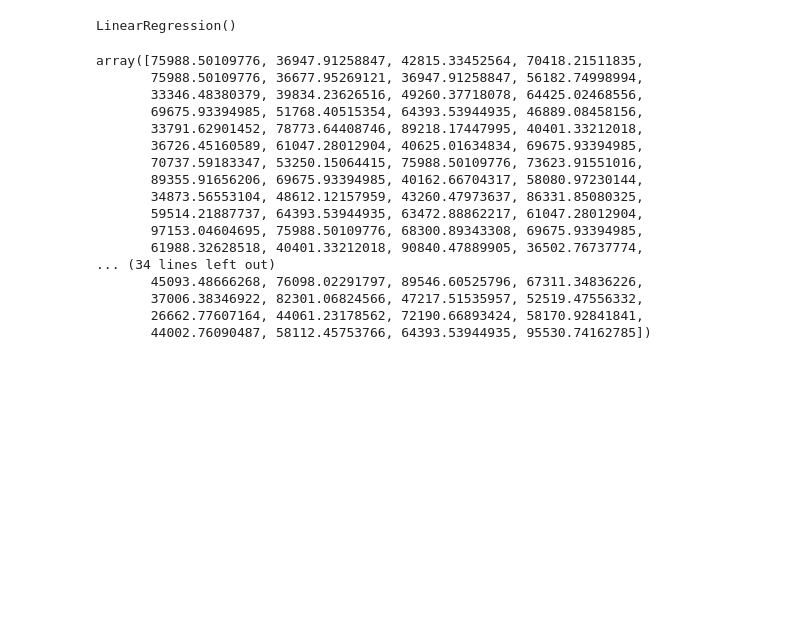
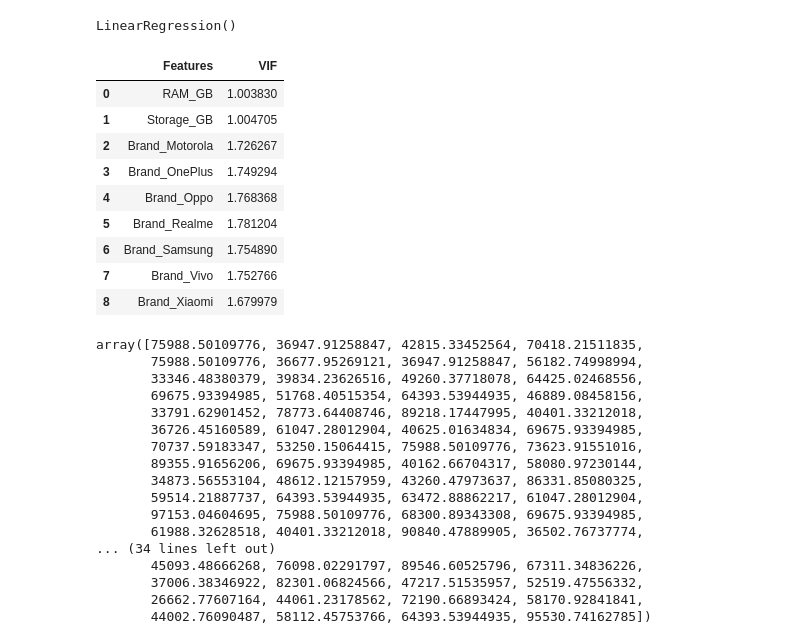
Before and after one commit to Devanshuk07/DATA-SCIENCE-AHEMDABAD, a Jupyter notebook: MACHINE LEARNING - DHRUMIL SIR/ASSIGNMENTS/SECTION 6.ipynb, the cells around one changed output. Saved outputs shown, nothing was run; the diff lists cells and outputs as text; code cells hidden in the pictures; blank space fills up the shorter version.

```diff
--- a/MACHINE LEARNING - DHRUMIL SIR/ASSIGNMENTS/SECTION 6.ipynb
+++ b/MACHINE LEARNING - DHRUMIL SIR/ASSIGNMENTS/SECTION 6.ipynb
@@ -22,7 +23,17 @@ x=data[['RAM_GB','Brand','Storage_GB']]
 
 y=data['Price_INR']
 
-x=pd.get_dummies(x, columns=['Brand'])     # this is used to convert string to float like indicators... easy for ml to understand... you can also give dtype=int to convert each brand to 0,1 category...
+x=pd.get_dummies(x, columns=['Brand'],drop_first=True)     # this is used to convert string to float like indicators... easy for ml to understand... you can also give dtype=int to convert each brand to 0,1 category...
+# WHY DROP_FIRST IS USED ? as here we used vif so when we create get_dummies it will create a separte columns for each brand so if it has vivo then for every other it will be 0 so they will be so much multicolinearity so we use drop_first:-will create 99 columns instead of earlier doing 100 columns.
+#let we have apple,vivo and oppo :- drop_first will not create a column for apple and will create only for vivo and oppo so we cannot predict Apple = 1 - vivo - Oppo.
+# First, remember what VIF asks
+# For each column, VIF basically asks:
+# "Can I predict this column using the other columns?"
+# If the answer is almost perfectly yes, VIF becomes very high.
+
+
+
+
 
 x_train,x_test,y_train,y_test=train_test_split(
     x,y,train_size=0.80,random_state=42
@@ -32,6 +43,26 @@ model=LinearRegression()
 model.fit(x_train,y_train)
 # %% [output]
 LinearRegression()
+# %%
+
+vif=pd.DataFrame()
+vif['Features']=x.columns
+vif['VIF']=[
+    variance_inflation_factor(x.values,i)
+    for i in range(x.shape[1])          # x.shape[1] tells us how many columns/features are in x.       x.shape[1] → number of columns
+]
+vif
+# %% [output]
+|  | Features | VIF |
+| 0 | RAM_GB | 1.003830 |
+| 1 | Storage_GB | 1.004705 |
+| 2 | Brand_Motorola | 1.726267 |
+| 3 | Brand_OnePlus | 1.749294 |
+| 4 | Brand_Oppo | 1.768368 |
+| 5 | Brand_Realme | 1.781204 |
+| 6 | Brand_Samsung | 1.754890 |
+| 7 | Brand_Vivo | 1.752766 |
+| 8 | Brand_Xiaomi | 1.679979 |
 # %%
 y=model.predict(x_test)
 y
```
Also changed, not shown: parts of 7 cells of this notebook, 2 other files.
